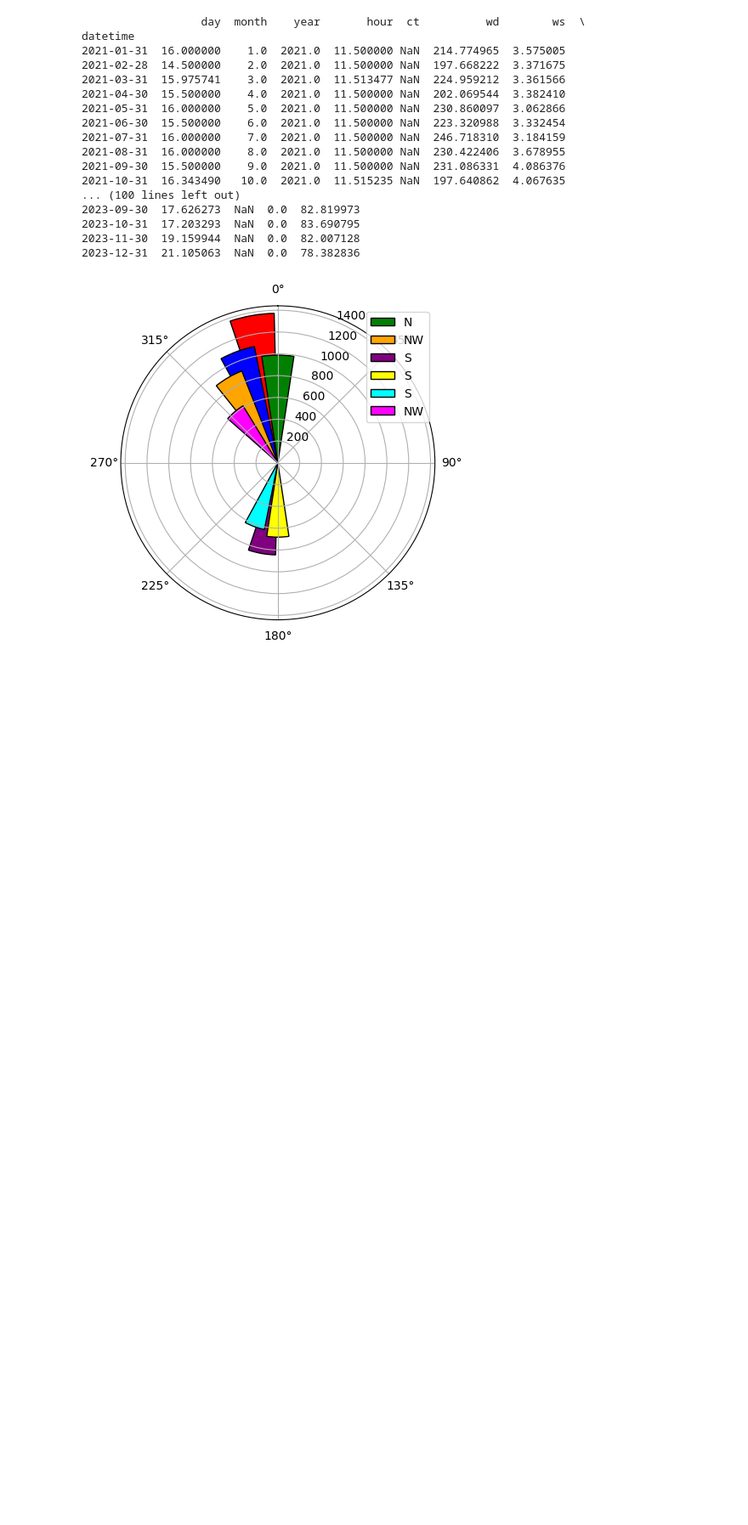
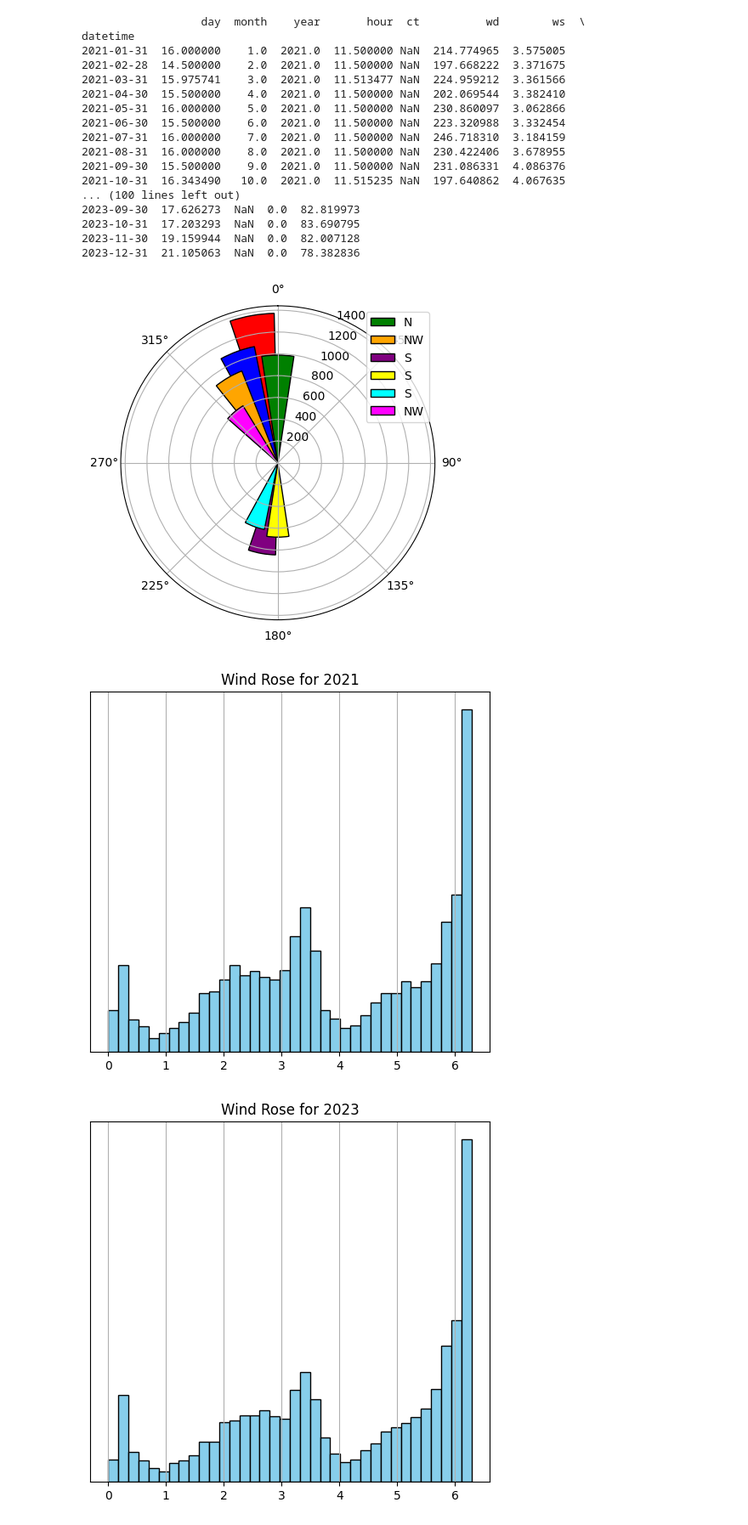
Before and after one commit to muriell-b/ENS5173_01, a Jupyter notebook: Atividade02.ipynb, the cells around one changed output. Shown: that part at 85% size. Drawn from its saved outputs; the diff is of its cells as text; code cells hidden in the pictures; blank space fills up the shorter version.

```diff
--- a/Atividade02.ipynb
+++ b/Atividade02.ipynb
@@ -214,3 +214,77 @@ ax.legend(loc='upper right')
 plt.show()
 # %% [output]
 [figure]
+# %%
+#  rosa dos ventos :observando as direcoes do vento (wd), durante o ano e depois comparando dos ventos de cada ano
+
+import os
+import pandas as pd
+import matplotlib.pyplot as plt
+import numpy as np
+
+# Definir o caminho do diretório com os arquivos
+dir_path = r'D:\ENS5173_01\inputs\meteoSuperficie'
+
+# Listar os arquivos no diretório
+files = os.listdir(dir_path)
+
+# Filtrar os arquivos para selecionar apenas os arquivos relevantes
+relevant_files = [file for file in files if file.startswith('metar_')]
+
+# Inicializar uma lista para armazenar os DataFrames de cada arquivo
+dfs = []
+
+# Iterar sobre os arquivos relevantes e ler os dados
+for file in relevant_files:
+    file_path = os.path.join(dir_path, file)
+    df = pd.read_csv(file_path)
+    dfs.append(df)
+
+# Concatenar os DataFrames em um único DataFrame
+metSuperficie = pd.concat(dfs, ignore_index=True)
+
+# Converter a coluna de data para datetime
+metSuperficie['datetime'] = pd.to_datetime(metSuperficie[['year', 'month', 'day', 'hour']])
+
+# Definir a coluna de datetime como índice do DataFrame
+metSuperficie.set_index('datetime', inplace=True)
+
+# Filtrar os dados por ano (2021, 2022, 2023)
+years = metSuperficie.index.year.unique()
+for year in years:
+    df_year = metSuperficie[metSuperficie.index.year == year]
+    if not df_year.empty:  # Verificar se o DataFrame não está vazio
+        # Plotar rosa dos ventos para cada ano
+        plt.figure(figsize=(5, 5))
+        wind_directions = df_year['wd'].dropna().values
+        wind_speeds = np.ones_like(wind_directions) * 10  # Velocidade do vento para todas as direções
+        plt.hist(np.radians(wind_directions), bins=36, weights=wind_speeds, color='skyblue', edgecolor='black')
+        plt.title(f'Wind Rose for {year}')
+        plt.yticks([])
+        plt.grid(True)
+
+        plt.tight_layout()
+        plt.show()
+
+# Plotar rosa dos ventos comparando os ventos dos três anos
+plt.figure(figsize=(8, 8))
+ax = plt.subplot(111, projection='polar')
+ax.set_theta_direction(-1)  # Sentido anti-horário
+ax.set_theta_zero_location('N')  # Norte no topo
+
+# Cores para cada ano
+colors = plt.cm.viridis(np.linspace(0, 1, len(years)))
+
+# Plotar barras para cada direção do vento para cada ano
+for year, color in zip(years, colors):
+    df_year = metSuperficie[metSuperficie.index.year == year]
+    wind_directions = df_year['wd'].dropna().values
+    wind_speeds = np.ones_like(wind_directions) * 10  # Velocidade do vento para todas as direções
+    plt.hist(np.radians(wind_directions), bins=36, weights=wind_speeds, color=color, edgecolor='black', alpha=0.5)
+
+plt.title('Wind Rose Comparison')
+plt.legend(years, loc='upper right')
+plt.show()
+# %% [output]
+[figure, added]
+[figure, added]
```
Also changed, not shown: parts of 1 cell of this notebook.
